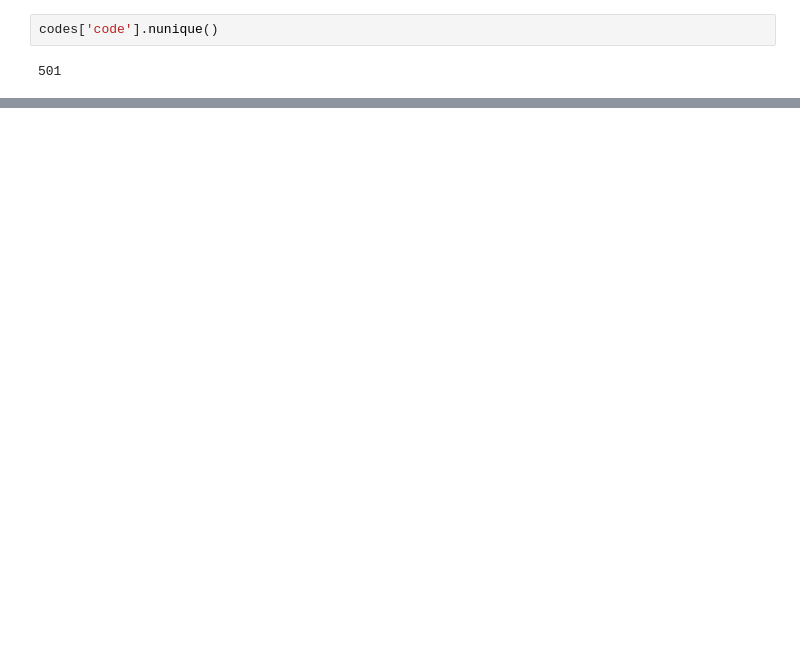
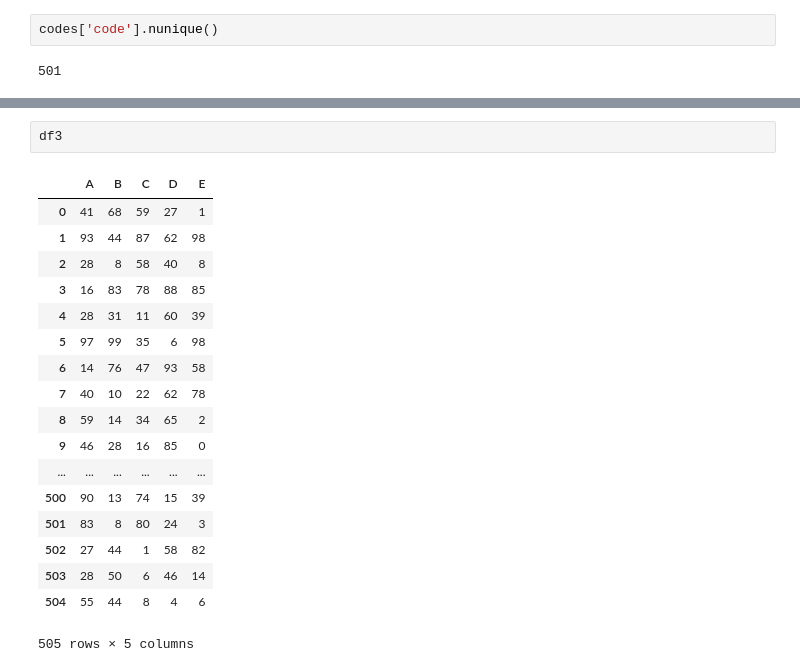
Before and after one commit to Fumitus/track_and_trace_project, a Jupyter notebook: 2018-12-02 vakaras.ipynb, the cells around one changed output, grey strips where cells are left out. Drawn from its saved outputs; the diff is of its cells as text; blank space fills up the shorter version.

```diff
--- a/2018-12-02 vakaras.ipynb
+++ b/2018-12-02 vakaras.ipynb
@@ -236,0 +274,21 @@ codes['code'].nunique()
+# %%
+df3
+# %% [output]
+|  | A | B | C | D | E |
+| 0 | 41 | 68 | 59 | 27 | 1 |
+| 1 | 93 | 44 | 87 | 62 | 98 |
+| 2 | 28 | 8 | 58 | 40 | 8 |
+| 3 | 16 | 83 | 78 | 88 | 85 |
+| 4 | 28 | 31 | 11 | 60 | 39 |
+| 5 | 97 | 99 | 35 | 6 | 98 |
+| 6 | 14 | 76 | 47 | 93 | 58 |
+| 7 | 40 | 10 | 22 | 62 | 78 |
+| 8 | 59 | 14 | 34 | 65 | 2 |
+| 9 | 46 | 28 | 16 | 85 | 0 |
+| ... | ... | ... | ... | ... | ... |
+| 500 | 90 | 13 | 74 | 15 | 39 |
+| 501 | 83 | 8 | 80 | 24 | 3 |
+| 502 | 27 | 44 | 1 | 58 | 82 |
+| 503 | 28 | 50 | 6 | 46 | 14 |
+| 504 | 55 | 44 | 8 | 4 | 6 |
+505 rows × 5 columns
```
Also changed, not shown: parts of 9 cells of this notebook, 2 other files.
